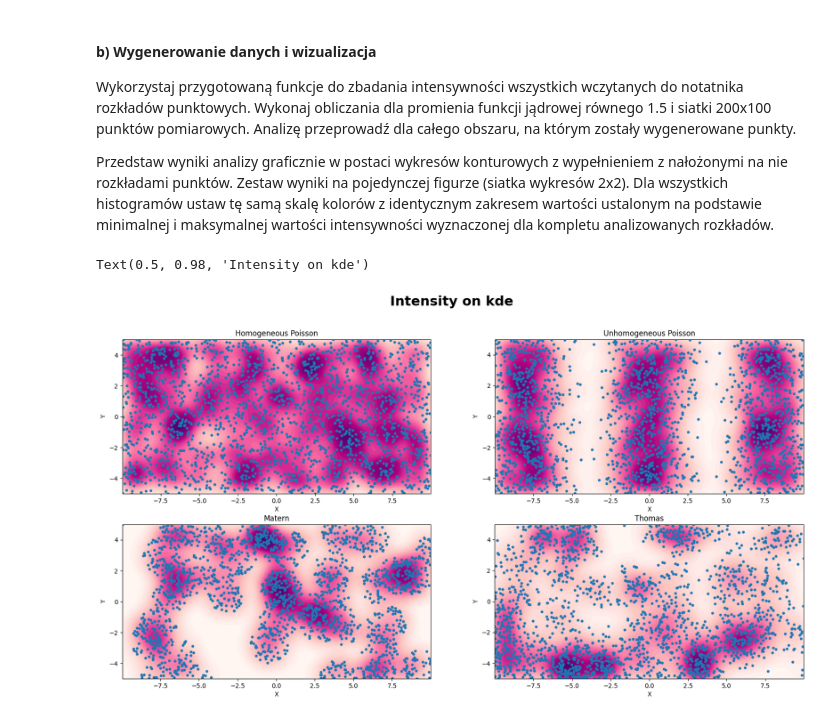
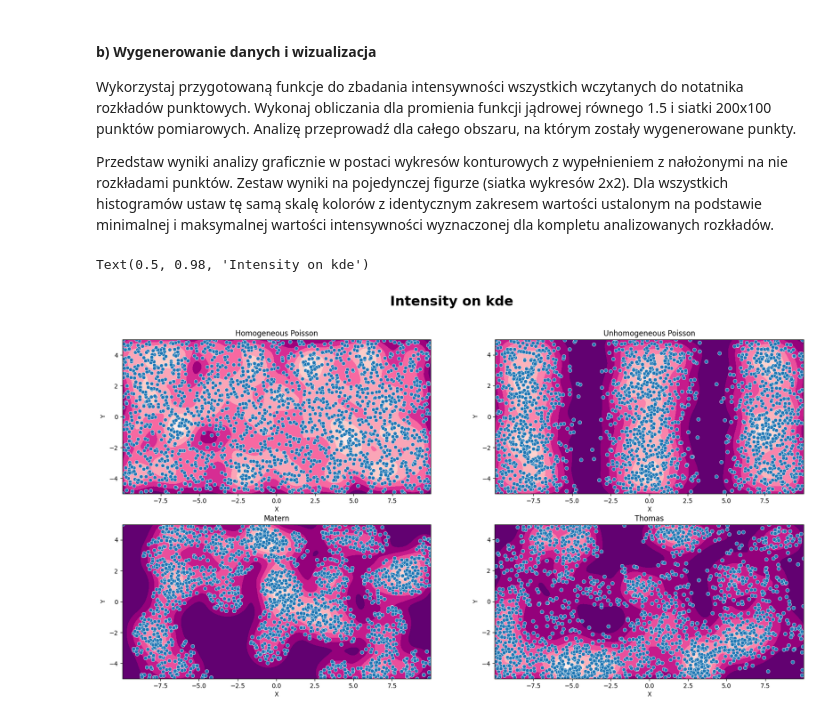
Before and after one commit to zuzannabrauer/spatialDataAnalysis, a Jupyter notebook: ZZ02.ipynb, the cells around one changed output. Cells and saved outputs as stored; diff of their text form; code cells hidden in the pictures.

```diff
--- a/ZZ02.ipynb
+++ b/ZZ02.ipynb
@@ -247,45 +241,45 @@ ax[0,0].set_xlim(np.min(points_HP["X"]),np.max(points_HP["X"]))
 ax[0,0].set_ylim(np.min(points_HP["Y"]),np.max(points_HP["Y"]))
 ax[0,0].set_xlabel("X")
 ax[0,0].set_ylabel("Y")
-ax[0,0].contourf(intensity_HP['X'].values.reshape(grid[1], grid[0]),
+ax[0,0].contourf( intensity_HP['X'].values.reshape(grid[1], grid[0]),
                      intensity_HP['Y'].values.reshape(grid[1], grid[0]),
-                     intensity_HP['I'].values.reshape(grid[1], grid[0]), cmap="RdPu", levels=40)
-sns.scatterplot(data=points_HP,x="X", y="Y",ax=ax[0,0], linewidth=0, s=20)
+                     intensity_HP['I'].values.reshape(grid[1], grid[0]), cmap=plt.cm.RdPu_r )
+sns.scatterplot(data=points_HP,x="X", y="Y",ax=ax[0,0])
 #-------------- Niejednorodny Poissona
 ax[0,1].axis("square")
 ax[0,1].set_title("Unhomogeneous Poisson")
 ax[0,1].set_xlim(np.min(points_UP["X"]),np.max(points_UP["X"]))
 ax[0,1].set_ylim(np.min(points_UP["Y"]),np.max(points_HP["Y"]))
 ax[0,1].set_xlabel("X")
 ax[0,1].set_ylabel("Y")
 ax[0,1].contourf( intensity_UP['X'].values.reshape(grid[1], grid[0]),
                      intensity_UP['Y'].values.reshape(grid[1], grid[0]),
-                     intensity_UP['I'].values.reshape(grid[1], grid[0]), cmap="RdPu", levels=40)
-sns.scatterplot(data=points_UP,x="X", y="Y",ax=ax[0,1], linewidth=0, s=20)
+                     intensity_UP['I'].values.reshape(grid[1], grid[0]), cmap=plt.cm.RdPu_r )
+sns.scatterplot(data=points_UP,x="X", y="Y",ax=ax[0,1])
 #-------------- Materna
 ax[1,0].axis("square")
 ax[1,0].set_title("Matern")
 ax[1,0].set_xlim(np.min(points_M["X"]),np.max(points_M["X"]))
 ax[1,0].set_ylim(np.min(points_M["Y"]),np.max(points_M["Y"]))
 ax[1,0].set_xlabel("X")
 ax[1,0].set_ylabel("Y")
 ax[1,0].contourf( intensity_M['X'].values.reshape(grid[1], grid[0]),
                      intensity_M['Y'].values.reshape(grid[1], grid[0]),
-                     intensity_M['I'].values.reshape(grid[1], grid[0]), cmap="RdPu", levels=40)
-sns.scatterplot( data = points_M,x="X", y="Y",ax=ax[1,0], linewidth=0, s=20)
+                     intensity_M['I'].values.reshape(grid[1], grid[0]), cmap=plt.cm.RdPu_r )
+sns.scatterplot( data = points_M,x="X", y="Y",ax=ax[1,0])
 #-------------- Thomasa
 ax[1,1].axis("square")
 ax[1,1].set_title("Thomas")
 ax[1,1].set_xlim(np.min(points_T["X"]),np.max(points_T["X"]))
 ax[1,1].set_ylim(np.min(points_T["Y"]),np.max(points_T["Y"]))
 ax[1,1].set_xlabel("X")
 ax[1,1].set_ylabel("Y")
 ax[1,1].contourf( intensity_T['X'].values.reshape(grid[1], grid[0]),
                     intensity_T['Y'].values.reshape(grid[1], grid[0]),
-                    intensity_T['I'].values.reshape(grid[1], grid[0]), cmap="RdPu", levels=40)
-sns.scatterplot( data = points_T,x="X", y="Y",ax=ax[1,1], linewidth=0, s=20)
+                    intensity_T['I'].values.reshape(grid[1], grid[0]), cmap=plt.cm.RdPu_r )
+sns.scatterplot( data = points_T,x="X", y="Y",ax=ax[1,1])
 #--------------
 fig.suptitle(t="Intensity on kde", size = 22, weight = "bold")
 # %% [output]
 Text(0.5, 0.98, 'Intensity on kde')
-[figure, old version]
+[figure, new version]
```
Also changed, not shown: parts of 3 cells of this notebook, 1 other file.
